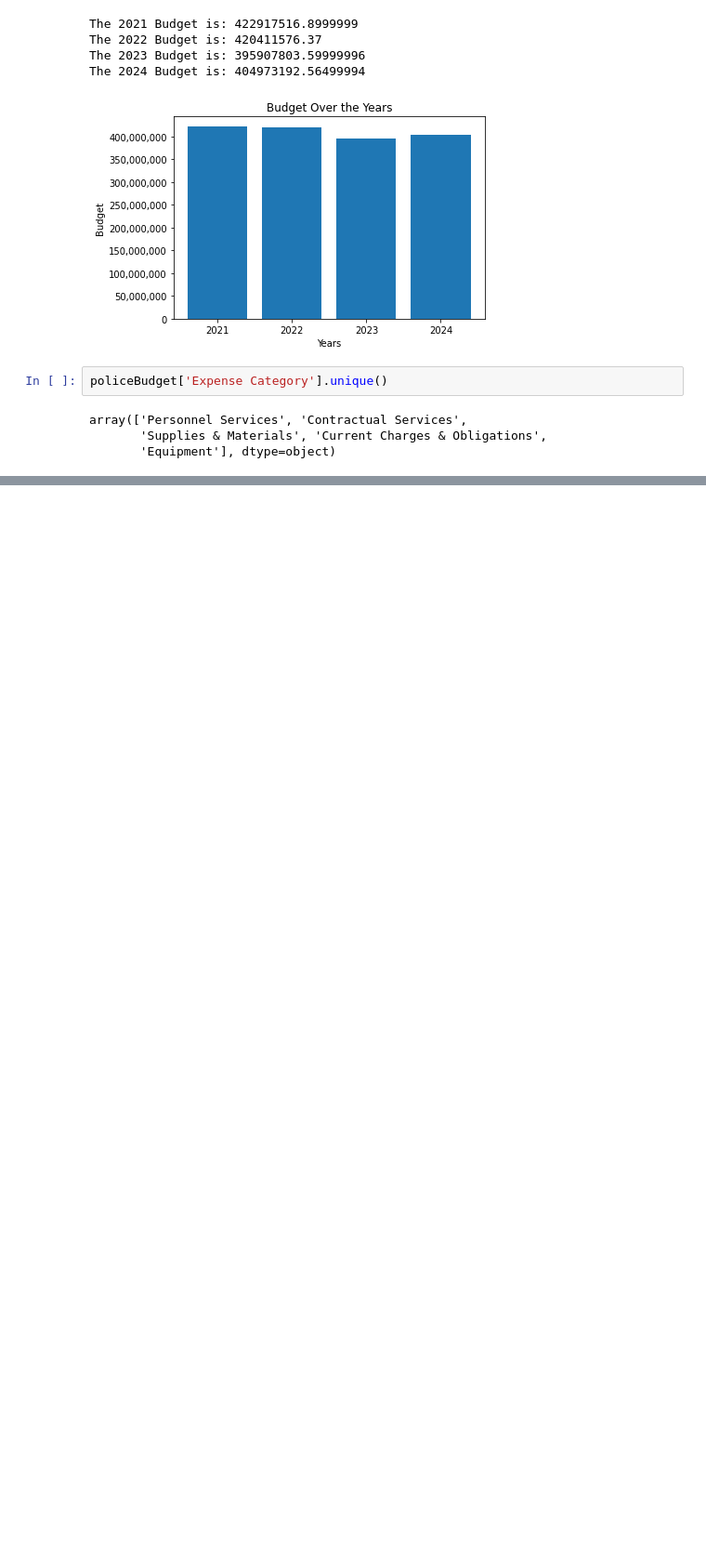
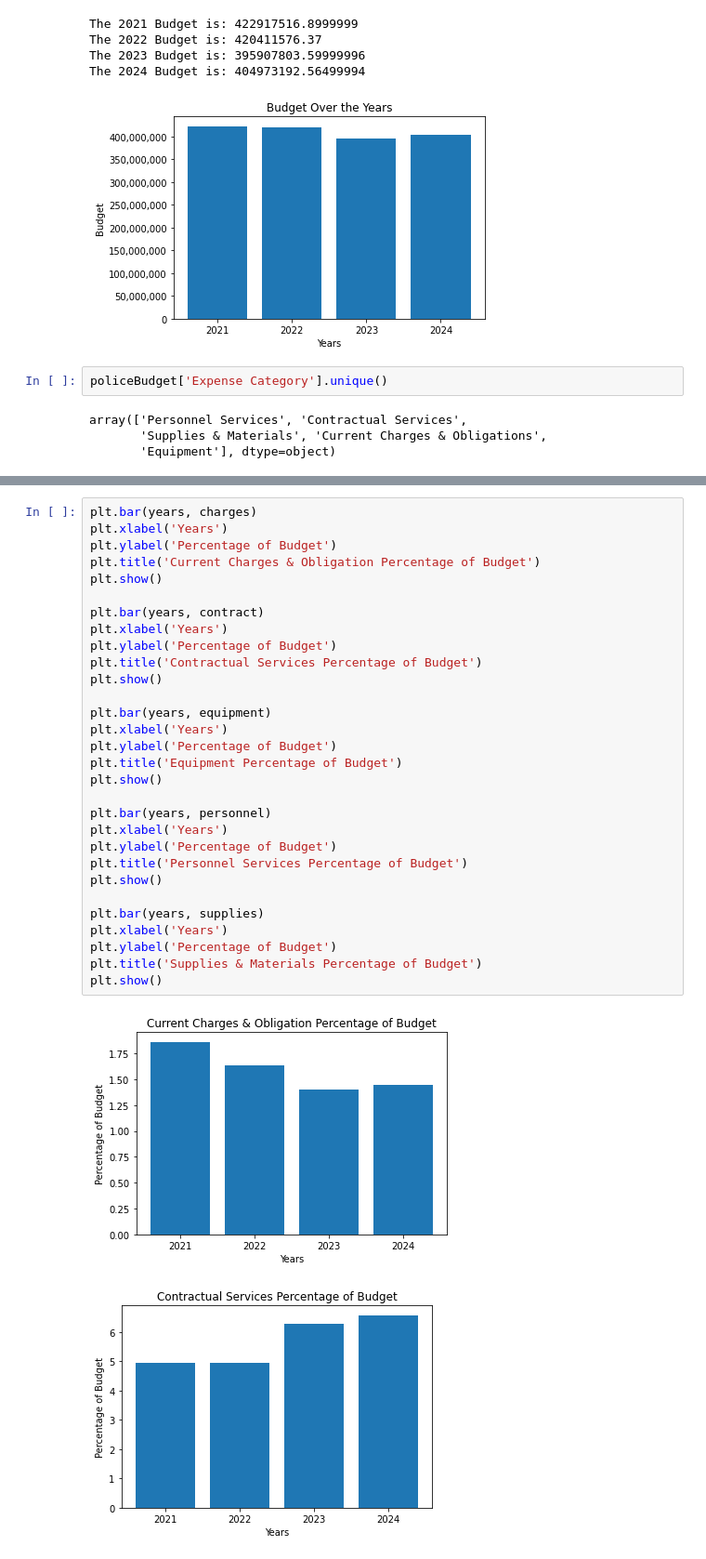
Before and after one commit to BU-Spark/ds-police-overtime, a Jupyter notebook: fa23-team-f/Operating-Budget.ipynb, the cells around one changed output, grey strips where cells are left out. Shown: that part at 93% size. Saved outputs shown, nothing was run; the diff lists cells and outputs as text; blank space fills up the shorter version.

```diff
--- a/fa23-team-f/Operating-Budget.ipynb
+++ b/fa23-team-f/Operating-Budget.ipynb
@@ -182,0 +234,33 @@ plt.show()
+# %%
+plt.bar(years, charges)
+plt.xlabel('Years')
+plt.ylabel('Percentage of Budget')
+plt.title('Current Charges & Obligation Percentage of Budget')
+plt.show()
+
+plt.bar(years, contract)
+plt.xlabel('Years')
+plt.ylabel('Percentage of Budget')
+plt.title('Contractual Services Percentage of Budget')
+plt.show()
+
+plt.bar(years, equipment)
+plt.xlabel('Years')
+plt.ylabel('Percentage of Budget')
+plt.title('Equipment Percentage of Budget')
+plt.show()
+
+plt.bar(years, personnel)
+plt.xlabel('Years')
+plt.ylabel('Percentage of Budget')
+plt.title('Personnel Services Percentage of Budget')
+plt.show()
+
+plt.bar(years, supplies)
+plt.xlabel('Years')
+plt.ylabel('Percentage of Budget')
+plt.title('Supplies & Materials Percentage of Budget')
+plt.show()
+# %% [output]
+[figure, added]
+[figure, added]
```
Also changed, not shown: parts of 5 cells of this notebook, 1 other file.
